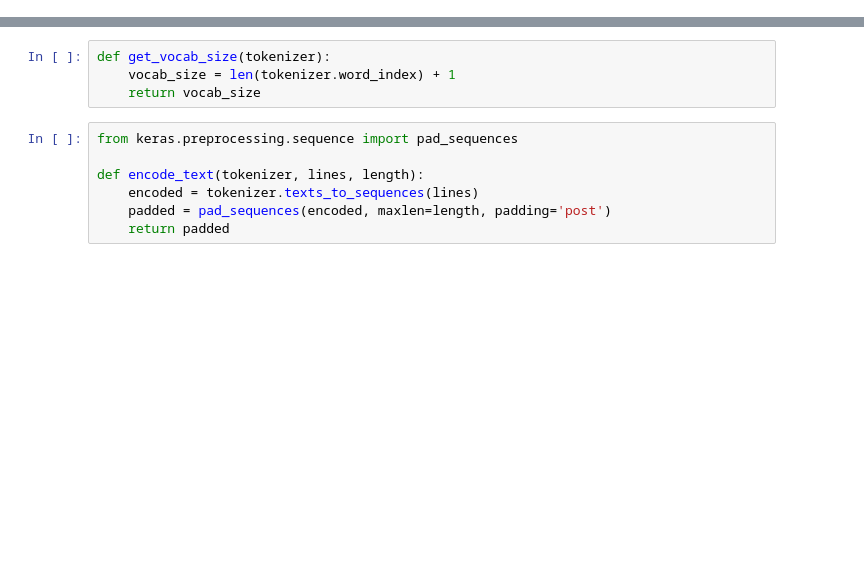
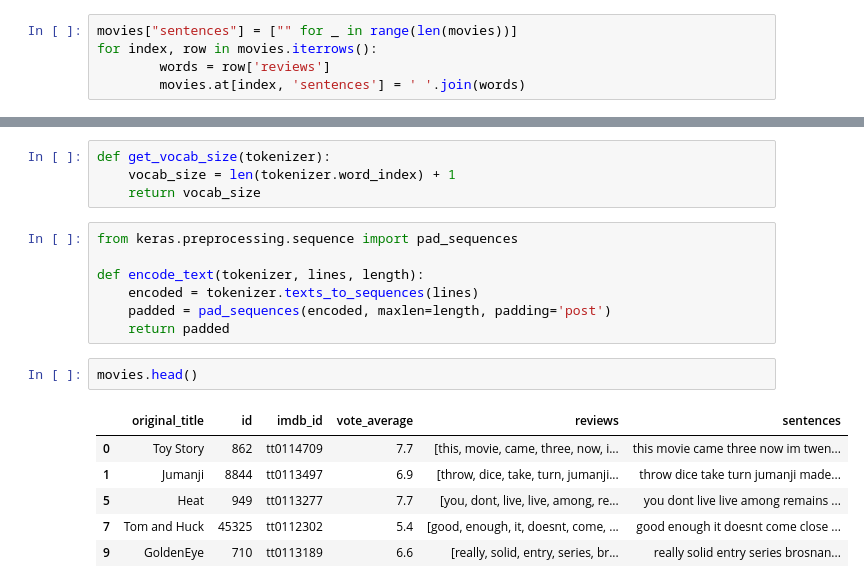
Before and after one commit to 123453ANSH/MovieGenrePrediction, a Jupyter notebook: Movie Reviews Data Processing.ipynb, the cells around one changed output, grey strips where cells are left out. Cells and saved outputs as stored; diff of their text form; blank space fills up the shorter version.

```diff
--- a/Movie Reviews Data Processing.ipynb
+++ b/Movie Reviews Data Processing.ipynb
@@ -151,6 +151,11 @@ movies.head(20)
 | 31 | Twelve Monkeys | 63 | tt0114746 | 7.4 | [] |
 | 32 | Guillaumet, les ailes du courage | 78802 | tt0114952 | 6.8 | [] |
 | 33 | Babe | 9598 | tt0112431 | 6.0 | [] |
+# %%
+movies["sentences"] = ["" for _ in range(len(movies))]
+for index, row in movies.iterrows():
+        words = row['reviews']
+        movies.at[index, 'sentences'] = ' '.join(words)
 # %%
 #max_length=movies.apply(lambda row: row.apply(len).argmax(), axis=1)
 def get_max_len():
@@ -175,4 +180,13 @@ def encode_text(tokenizer, lines, length):
     encoded = tokenizer.texts_to_sequences(lines)
     padded = pad_sequences(encoded, maxlen=length, padding='post')
     return padded
+# %%
+movies.head()
+# %% [output]
+|  | original_title | id | imdb_id | vote_average | reviews | sentences |
+| 0 | Toy Story | 862 | tt0114709 | 7.7 | [this, movie, came, three, now, i... | this movie came three now im twen... |
+| 1 | Jumanji | 8844 | tt0113497 | 6.9 | [throw, dice, take, turn, jumanji... | throw dice take turn jumanji made... |
+| 5 | Heat | 949 | tt0113277 | 7.7 | [you, dont, live, live, among, re... | you dont live live among remains ... |
+| 7 | Tom and Huck | 45325 | tt0112302 | 5.4 | [good, enough, it, doesnt, come, ... | good enough it doesnt come close ... |
+| 9 | GoldenEye | 710 | tt0113189 | 6.6 | [really, solid, entry, series, br... | really solid entry series brosnan... |
 # %%
```
Also changed, not shown: parts of 2 cells of this notebook.
